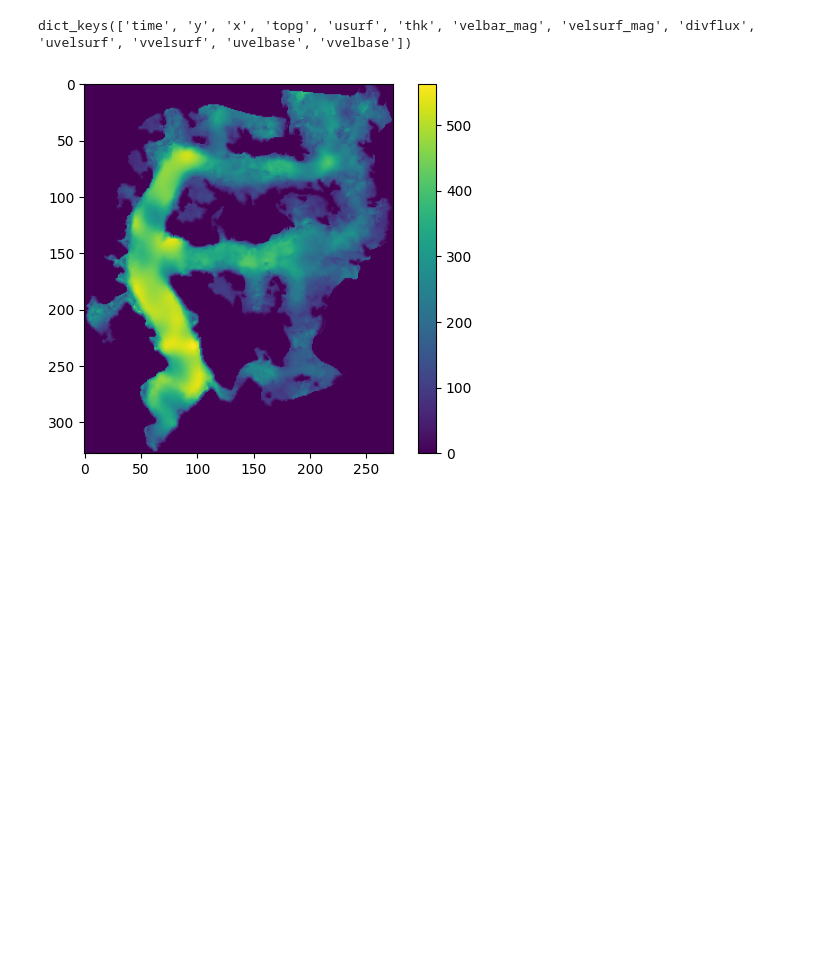
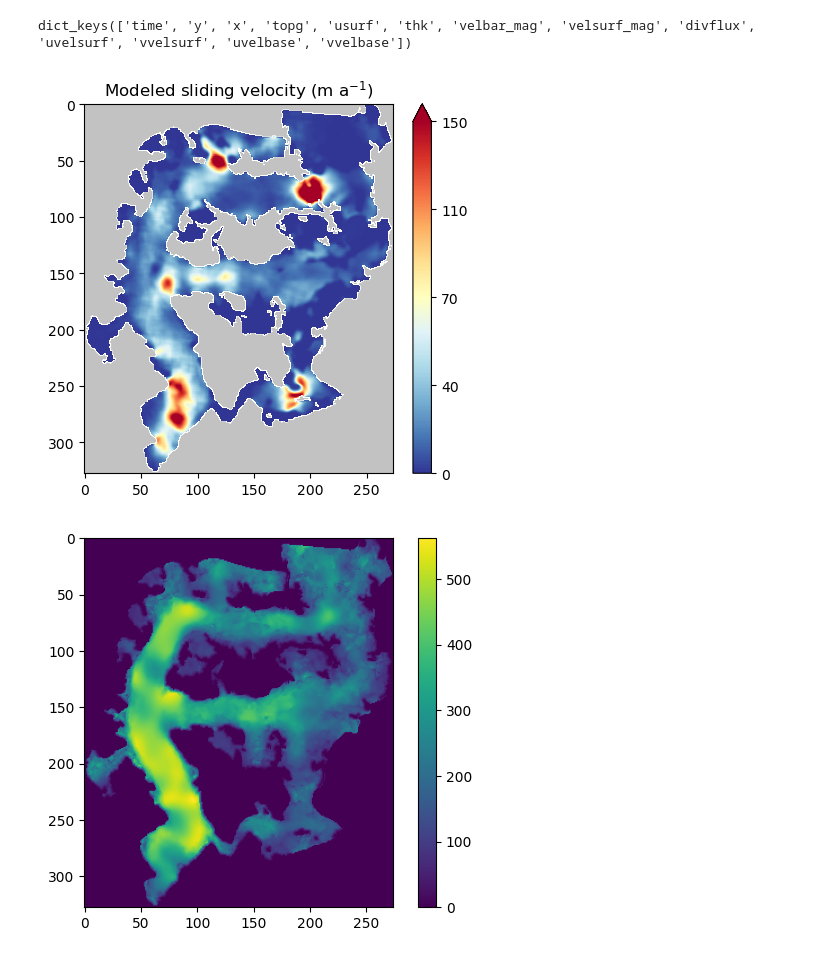
Before and after one commit to ethan-pierce/igm-alpine, a Jupyter notebook: mendenhall/basal-sliding/outputs/lowest_thk_confidence/explore-output.ipynb, the cells around one changed output. Cells and saved outputs as stored; diff of their text form; code cells hidden in the pictures; blank space fills up the shorter version.

```diff
--- a/mendenhall/basal-sliding/outputs/lowest_thk_confidence/explore-output.ipynb
+++ b/mendenhall/basal-sliding/outputs/lowest_thk_confidence/explore-output.ipynb
@@ -14,6 +14,27 @@ dict_keys(['y', 'x', 'thkobs', 'thkobs_std', 'thkinit', 'usurfobs', 'uvelsurfobs
 ex.variables.keys()
 # %% [output]
 dict_keys(['time', 'y', 'x', 'topg', 'usurf', 'thk', 'velbar_mag', 'velsurf_mag', 'divflux', 'uvelsurf', 'vvelsurf', 'uvelbase', 'vvelbase'])
+# %%
+field = np.sqrt(ex['uvelbase'][0]**2 + ex['vvelbase'][0]**2)
+title = 'Modeled sliding velocity (m a$^{-1}$)'
+cmap = 'RdYlBu_r'
+mask = geology['icemask'][:]
+
+plot = np.where(mask, field, np.nan)
+mn = np.nanmin(plot)
+mx = np.nanpercentile(plot, 99)
+
+plt.imshow(mask + 0.65, cmap = 'Greys_r', vmin = 0, vmax = 1)
+im = plt.imshow(plot, cmap = cmap, vmin = mn, vmax = mx)
+
+cbar_ticks = np.linspace(mn, mx, 5)
+cbar = plt.colorbar(im, fraction = 0.0543, pad = 0.04, ticks = cbar_ticks, extend = 'max')
+cbar.ax.set_yticklabels([str(int(10 * round(i / 10))) for i in cbar_ticks])
+
+plt.title(title)
+plt.show()
+# %% [output]
+[figure, added]
 # %%
 im = plt.imshow(geology['thkinit'][:])
 plt.colorbar(im)
```
Also changed, not shown: 3 other files.
